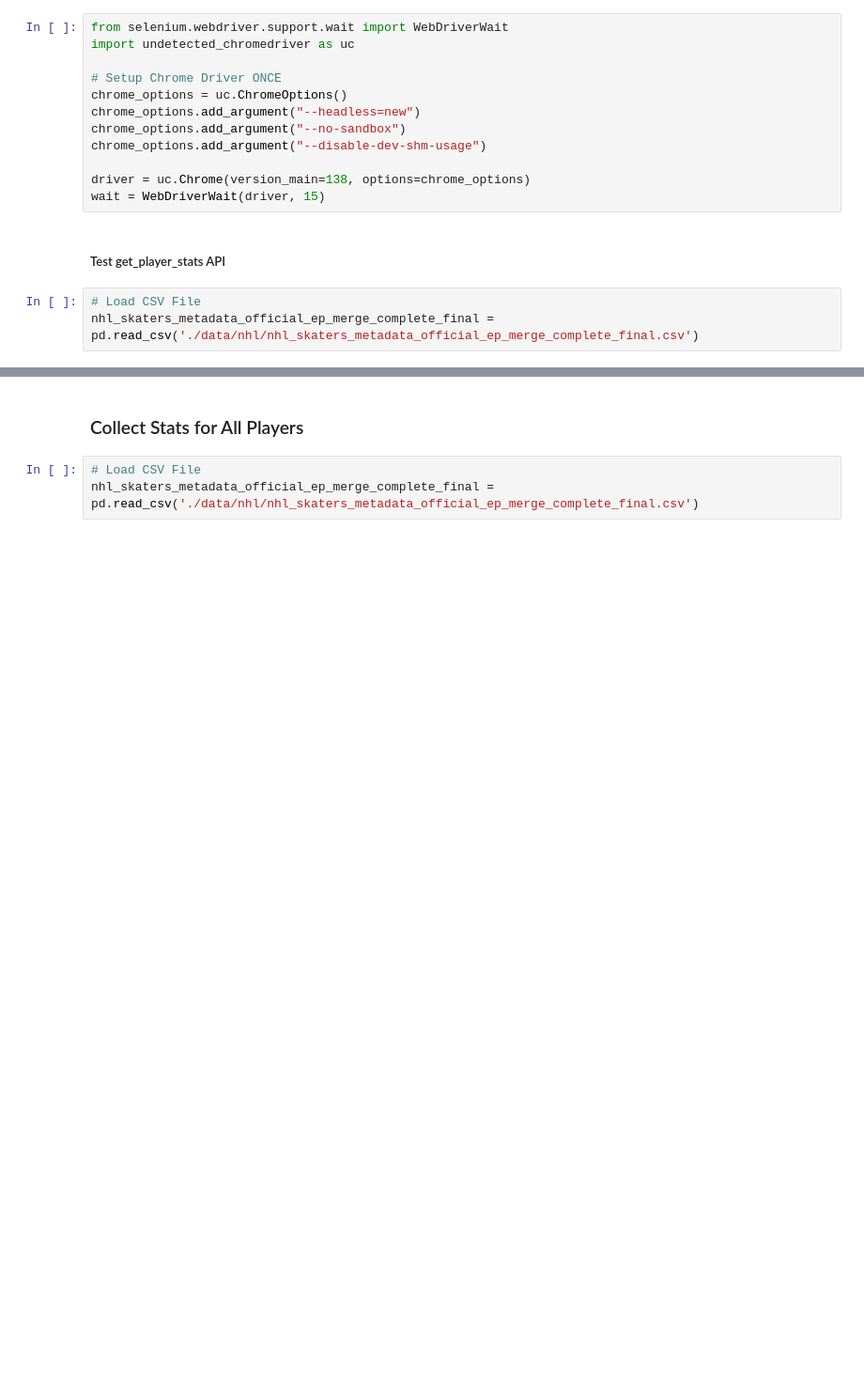
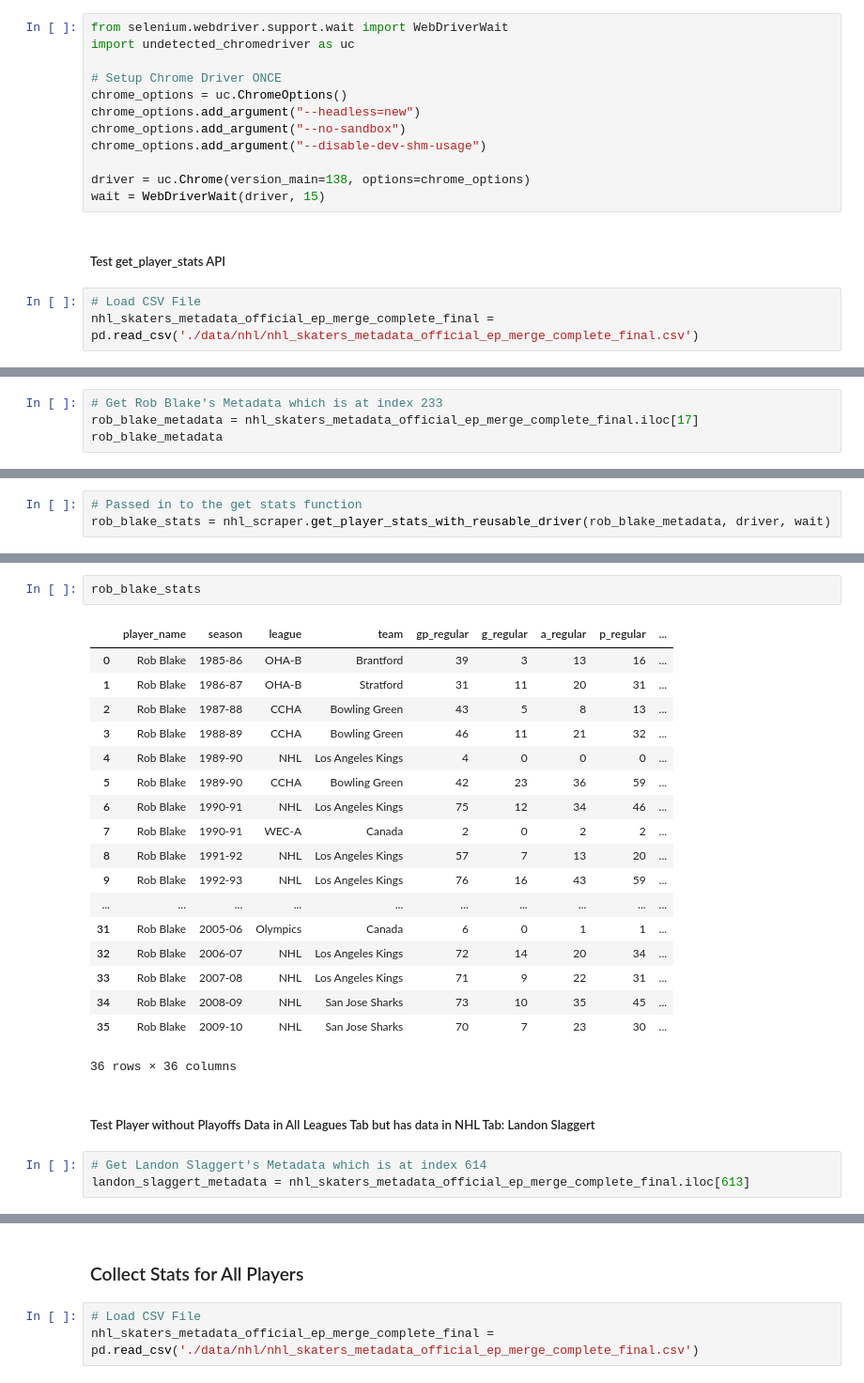
Before and after one commit to shigenogoro/NHL-Prospect-Predictor, a Jupyter notebook: eliteprospects_scraper/nhl_official_data_prep.ipynb, the cells around one changed output, grey strips where cells are left out. Shown at 94% size. Drawn from its saved outputs; the diff is of its cells as text; blank space fills up the shorter version.

```diff
--- a/eliteprospects_scraper/nhl_official_data_prep.ipynb
+++ b/eliteprospects_scraper/nhl_official_data_prep.ipynb
@@ -295,0 +257,4 @@ cale_makar_stats
+# %%
+# Get Rob Blake's Metadata which is at index 233
+rob_blake_metadata = nhl_skaters_metadata_official_ep_merge_complete_final.iloc[17]
+rob_blake_metadata
@@ -295,0 +268,3 @@ cale_makar_stats
+# %%
+# Passed in to the get stats function
+rob_blake_stats = nhl_scraper.get_player_stats_with_reusable_driver(rob_blake_metadata, driver, wait)
@@ -295,0 +292,26 @@ cale_makar_stats
+# %%
+rob_blake_stats
+# %% [output]
+|  | player_name | season | league | team | gp_regular | g_regular | a_regular | p_regular | ... |
+| 0 | Rob Blake | 1985-86 | OHA-B | Brantford | 39 | 3 | 13 | 16 | ... |
+| 1 | Rob Blake | 1986-87 | OHA-B | Stratford | 31 | 11 | 20 | 31 | ... |
+| 2 | Rob Blake | 1987-88 | CCHA | Bowling Green | 43 | 5 | 8 | 13 | ... |
+| 3 | Rob Blake | 1988-89 | CCHA | Bowling Green | 46 | 11 | 21 | 32 | ... |
+| 4 | Rob Blake | 1989-90 | NHL | Los Angeles Kings | 4 | 0 | 0 | 0 | ... |
+| 5 | Rob Blake | 1989-90 | CCHA | Bowling Green | 42 | 23 | 36 | 59 | ... |
+| 6 | Rob Blake | 1990-91 | NHL | Los Angeles Kings | 75 | 12 | 34 | 46 | ... |
+| 7 | Rob Blake | 1990-91 | WEC-A | Canada | 2 | 0 | 2 | 2 | ... |
+| 8 | Rob Blake | 1991-92 | NHL | Los Angeles Kings | 57 | 7 | 13 | 20 | ... |
+| 9 | Rob Blake | 1992-93 | NHL | Los Angeles Kings | 76 | 16 | 43 | 59 | ... |
+| ... | ... | ... | ... | ... | ... | ... | ... | ... | ... |
+| 31 | Rob Blake | 2005-06 | Olympics | Canada | 6 | 0 | 1 | 1 | ... |
+| 32 | Rob Blake | 2006-07 | NHL | Los Angeles Kings | 72 | 14 | 20 | 34 | ... |
+| 33 | Rob Blake | 2007-08 | NHL | Los Angeles Kings | 71 | 9 | 22 | 31 | ... |
+| 34 | Rob Blake | 2008-09 | NHL | San Jose Sharks | 73 | 10 | 35 | 45 | ... |
+| 35 | Rob Blake | 2009-10 | NHL | San Jose Sharks | 70 | 7 | 23 | 30 | ... |
+36 rows × 36 columns
+# %% [markdown]
+##### Test Player without Playoffs Data in All Leagues Tab but has data in NHL Tab: Landon Slaggert
+# %%
+# Get Landon Slaggert's Metadata which is at index 614
+landon_slaggert_metadata = nhl_skaters_metadata_official_ep_merge_complete_final.iloc[613]
```
Also changed, not shown: parts of 24 cells of this notebook, 2 other files.
